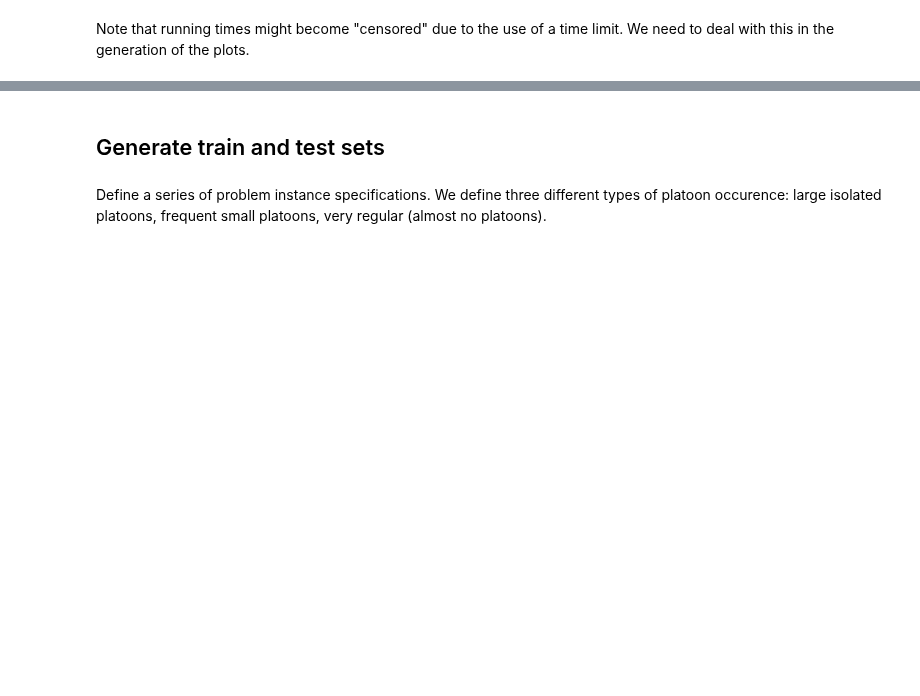
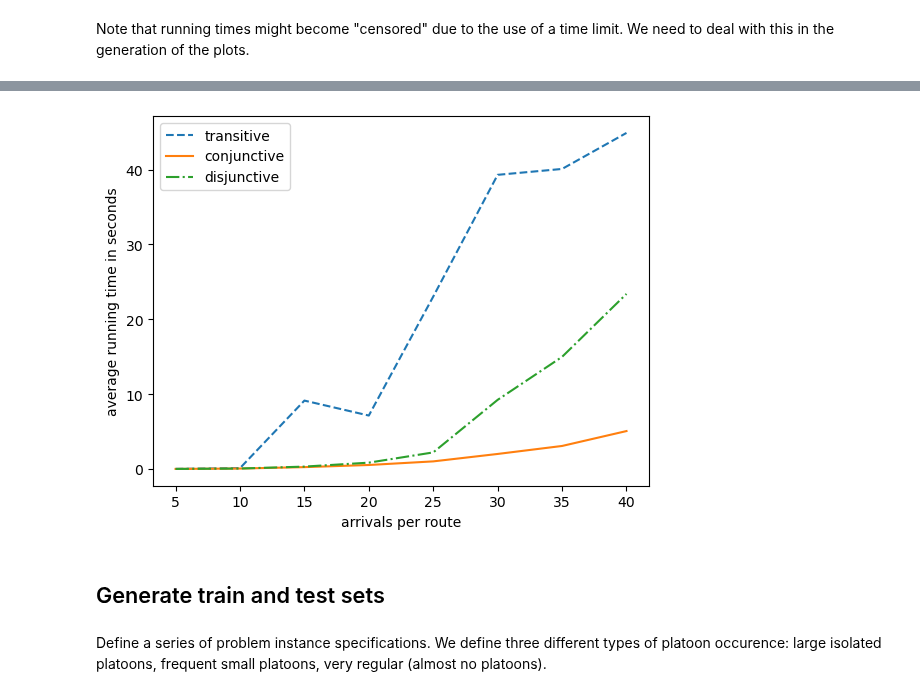
Before and after one commit to jeroenvanriel/traffic-scheduling, a Jupyter notebook: single/comparison.ipynb, the cells around one changed output, grey strips where cells are left out. Saved outputs shown, nothing was run; the diff lists cells and outputs as text; code cells hidden in the pictures; blank space fills up the shorter version.

Commit message:
complete comparison for single intersection

```diff
--- a/single/comparison.ipynb
+++ b/single/comparison.ipynb
@@ -54,11 +54,11 @@ def cumulate(gaps):
 # %% [markdown]
 We start with simple symmetric instances, where each route has the same interarrival time distribution.
 # %%
-def generate_symmetric_instance(F, n_vehicles, n_routes=2):
+def generate_symmetric_instance(F, n_arrivals, n_routes=2):
     """F is a function to generate interarrival times."""
     instance = empty_instance()
     for _ in range(n_routes):
-        gaps = F(n_vehicles)
+        gaps = F(n_arrivals)
         add_route(instance, *cumulate(gaps))
     return instance
 # %% [markdown]
@@ -80,7 +80,7 @@ We measure the average running time of the MILP-solver for different selections
 from itertools import combinations
 from math import isclose
 
-def measure_exact(instances, cuts=None, timelimit=20, with_done=True):
+def measure_exact(instances, cuts=None, timelimit=60, with_done=True):
     data = pd.DataFrame(zip(instances), columns=['instance'])
 
     def solve_instance(row, cuts):
@@ -104,12 +104,12 @@ def measure_exact(instances, cuts=None, timelimit=20, with_done=True):
         data = data.drop([f'done_{cid(c)}' for c in cuts], axis=1)
     return data
 # %%
-timelimit = 20
+timelimit = 60
 
 F = bimodal_exponential(p=0.5, s1=0.1, s2=10)
 ns = [5, 10, 15, 20, 25, 30, 35, 40]
 cuts = [[1], [2], [3]]
-N = 10
+N = 20
 
 from datetime import datetime, timedelta
 bound = timedelta(seconds=len(ns) * len(cuts) * N * timelimit)
@@ -153,3 +137,14 @@ done before: 15:11:56
+# %%
+total.plot(style=['--','-','-.'])
+#'--', '-.', '-', ':']
+plt.legend(['transitive', 'conjunctive', 'disjunctive'])
+plt.xlabel('arrivals per route')
+plt.ylabel('average running time in seconds')
+plt.savefig(f'../report/data-single/running_times.pdf')
+plt.show()
+plt.close()
+# %% [output]
+[figure, added]
 # %% [markdown]
 ## Generate train and test sets
 # %% [markdown]
```
Also changed, not shown: parts of 14 cells of this notebook.
